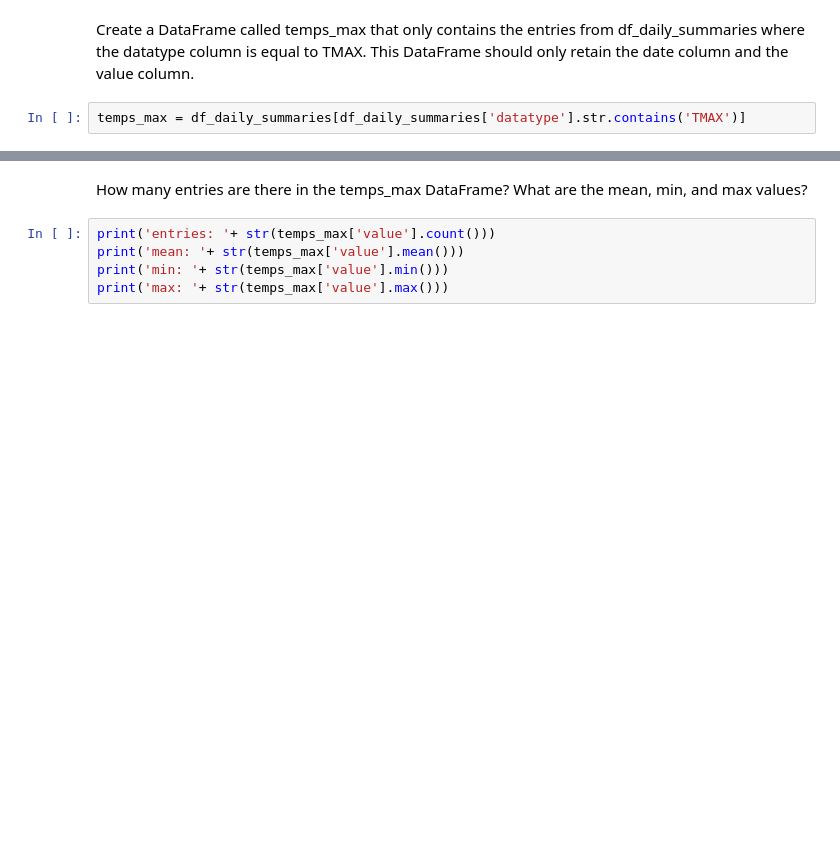
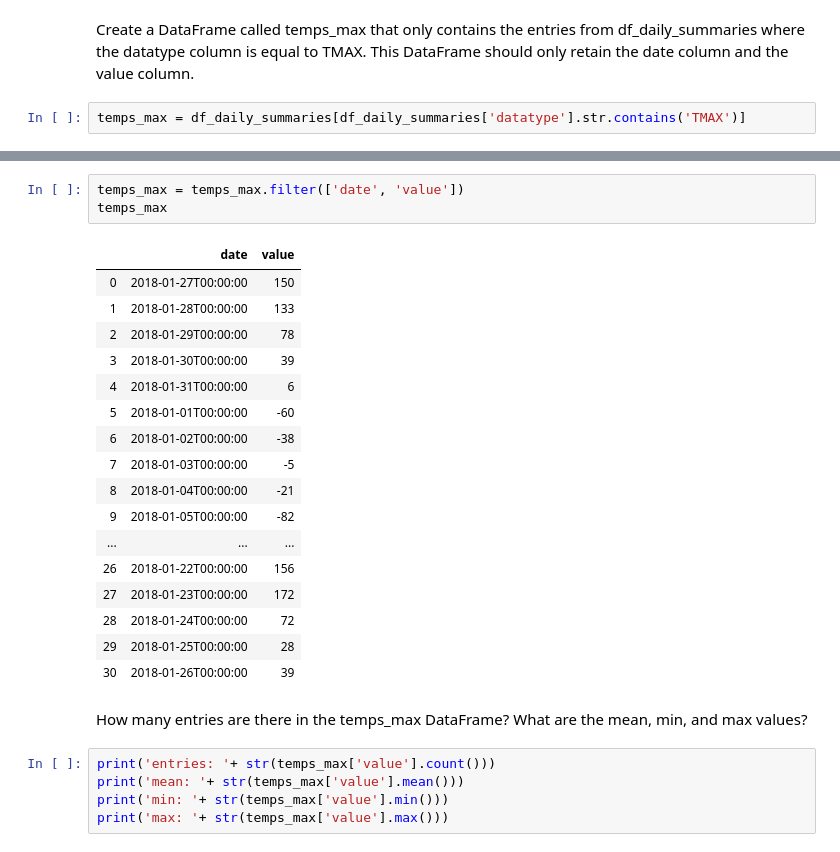
Before and after one commit to nortonlyr/DataEngineering.Labs.NOAADailySummaries, a Jupyter notebook: loading_and_graphing_daily_summaries.ipynb, the cells around one changed output, grey strips where cells are left out. Drawn from its saved outputs; the diff is of its cells as text; blank space fills up the shorter version.

```diff
--- a/loading_and_graphing_daily_summaries.ipynb
+++ b/loading_and_graphing_daily_summaries.ipynb
@@ -55,3 +46,24 @@ temps_max
+# %%
+temps_max = temps_max.filter(['date', 'value'])
+temps_max
+# %% [output]
+|  | date | value |
+| 0 | 2018-01-27T00:00:00 | 150 |
+| 1 | 2018-01-28T00:00:00 | 133 |
+| 2 | 2018-01-29T00:00:00 | 78 |
+| 3 | 2018-01-30T00:00:00 | 39 |
+| 4 | 2018-01-31T00:00:00 | 6 |
+| 5 | 2018-01-01T00:00:00 | -60 |
+| 6 | 2018-01-02T00:00:00 | -38 |
+| 7 | 2018-01-03T00:00:00 | -5 |
+| 8 | 2018-01-04T00:00:00 | -21 |
+| 9 | 2018-01-05T00:00:00 | -82 |
+| ... | ... | ... |
+| 26 | 2018-01-22T00:00:00 | 156 |
+| 27 | 2018-01-23T00:00:00 | 172 |
+| 28 | 2018-01-24T00:00:00 | 72 |
+| 29 | 2018-01-25T00:00:00 | 28 |
+| 30 | 2018-01-26T00:00:00 | 39 |
 # %% [markdown]
 How many entries are there in the temps_max DataFrame? What are the mean, min, and max values?
 # %%
```
Also changed, not shown: parts of 5 cells of this notebook, 1 other file.
